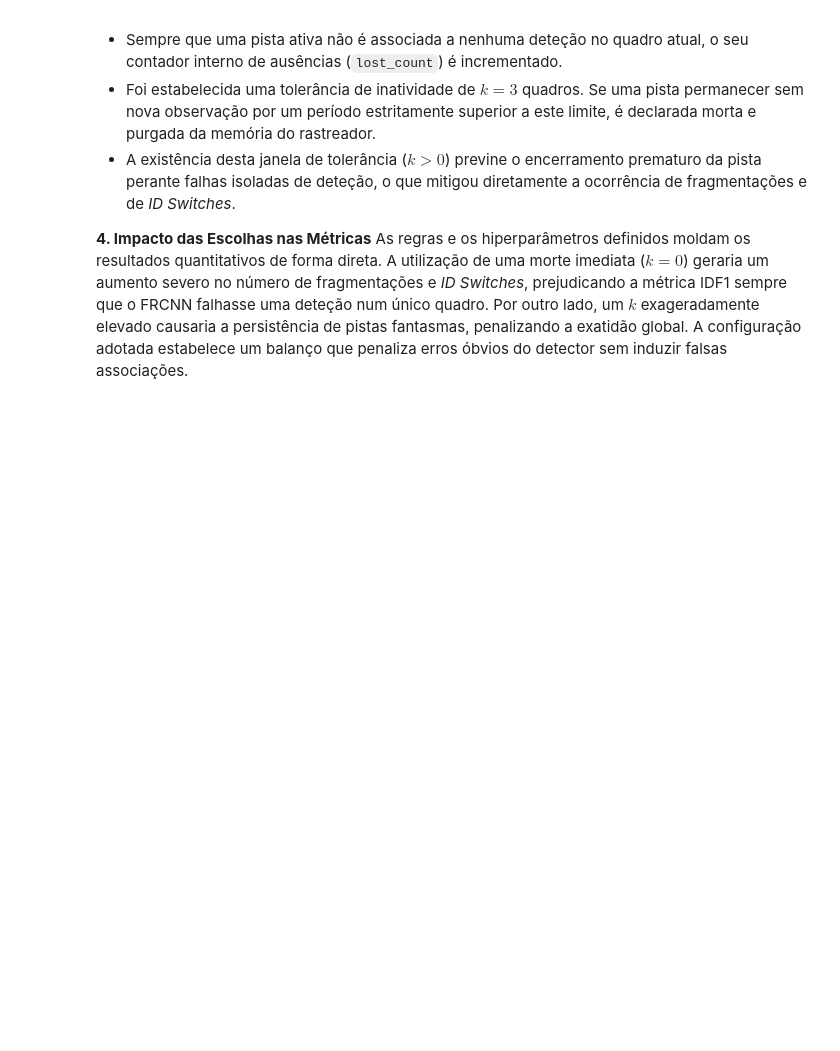
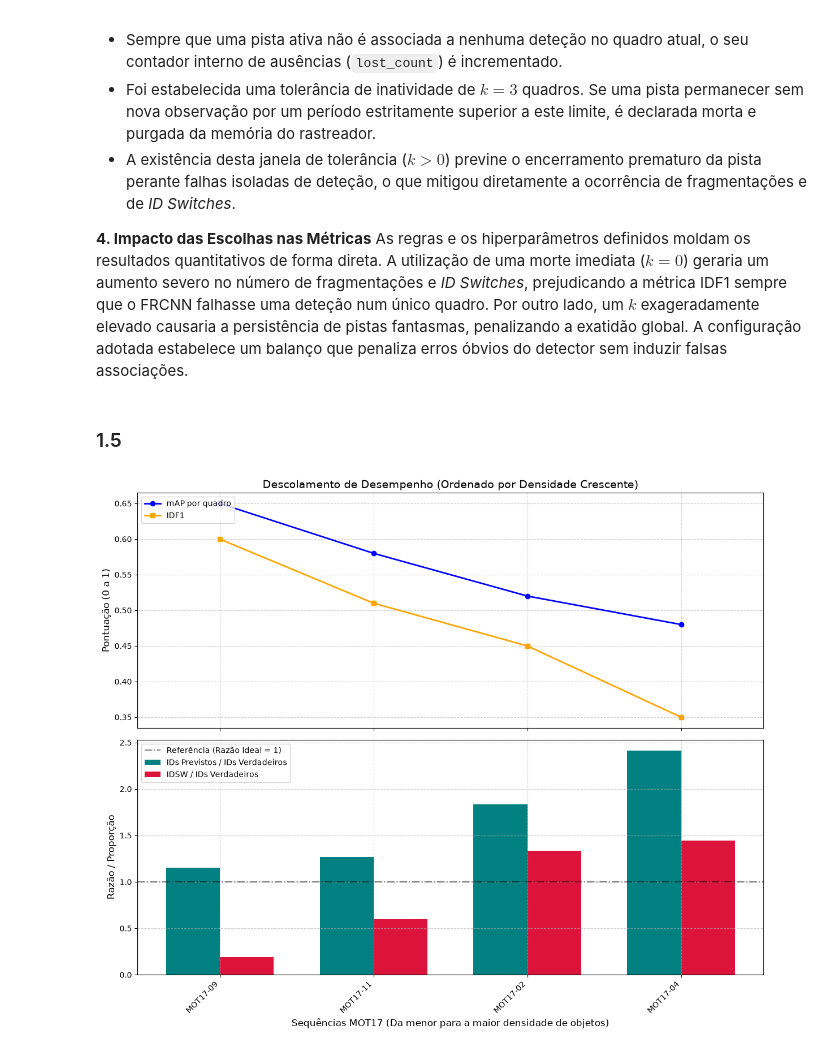
Before and after one commit to mistercapote/deep-learning-assignments, a Jupyter notebook: assignment-02/notebook.ipynb, the cells around one changed output. Drawn from its saved outputs; the diff is of its cells as text; code cells hidden in the pictures; blank space fills up the shorter version.

```diff
--- a/assignment-02/notebook.ipynb
+++ b/assignment-02/notebook.ipynb
@@ -154,3 +154,15 @@ O encerramento de trajetórias obedece a um critério de tolerância projetado p
 
 **4. Impacto das Escolhas nas Métricas**
 As regras e os hiperparâmetros definidos moldam os resultados quantitativos de forma direta. A utilização de uma morte imediata ($k = 0$) geraria um aumento severo no número de fragmentações e *ID Switches*, prejudicando a métrica IDF1 sempre que o FRCNN falhasse uma deteção num único quadro. Por outro lado, um $k$ exageradamente elevado causaria a persistência de pistas fantasmas, penalizando a exatidão global. A configuração adotada estabelece um balanço que penaliza erros óbvios do detector sem induzir falsas associações.
+# %% [markdown]
+### 1.5
+# %%
+dados_teste = [
+    {'seq_name': 'MOT17-02', 'densidade': 31.5, 'map': 0.52, 'idf1': 0.45, 'ids_pred': 110, 'ids_true': 60, 'idsw': 80},
+    {'seq_name': 'MOT17-04', 'densidade': 42.1, 'map': 0.48, 'idf1': 0.35, 'ids_pred': 200, 'ids_true': 83, 'idsw': 120},
+    {'seq_name': 'MOT17-09', 'densidade': 12.3, 'map': 0.65, 'idf1': 0.60, 'ids_pred': 30, 'ids_true': 26, 'idsw': 5},
+    {'seq_name': 'MOT17-11', 'densidade': 20.8, 'map': 0.58, 'idf1': 0.51, 'ids_pred': 95, 'ids_true': 75, 'idsw': 45}
+]
+plotar_descolamento(dados_teste)
+# %% [output]
+[figure, added]
```
Also changed, not shown: parts of 2 cells of this notebook, 4 other files.
